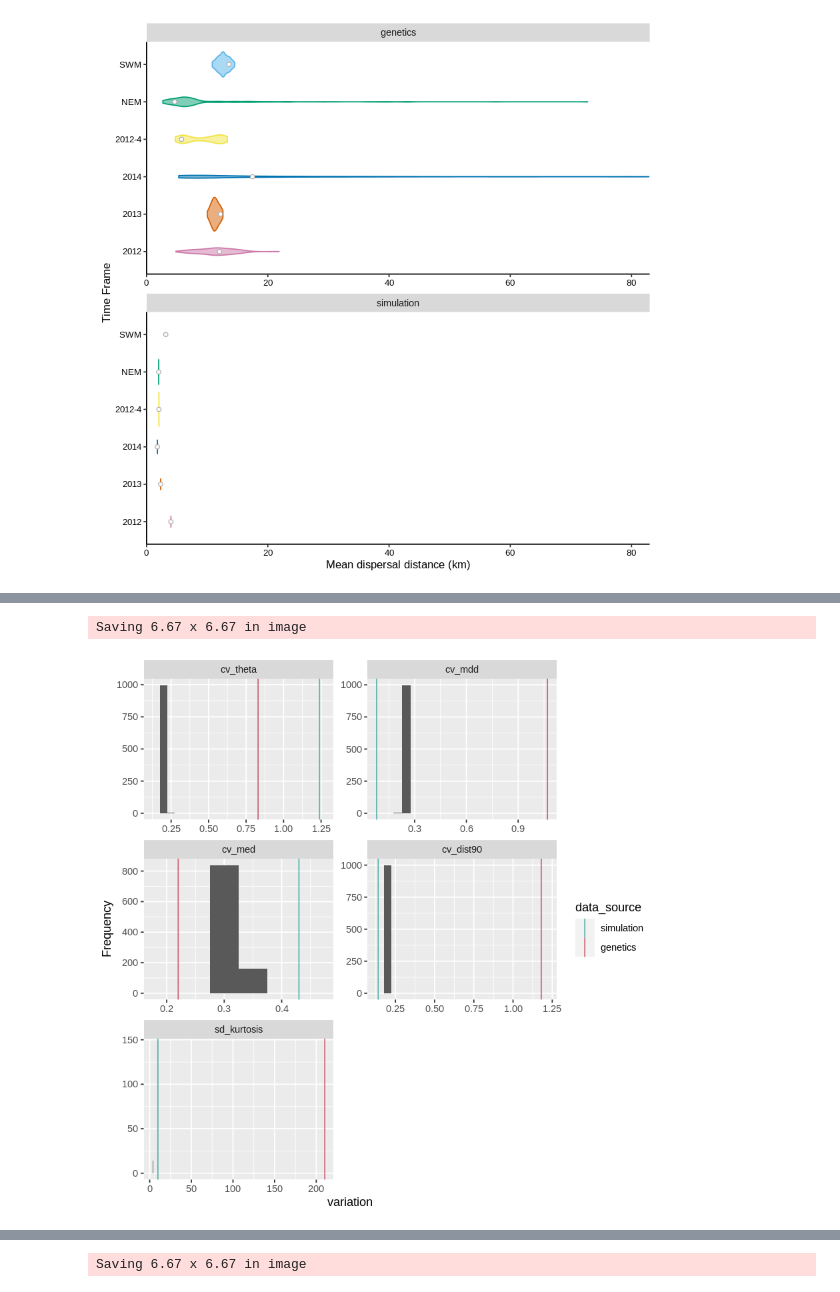
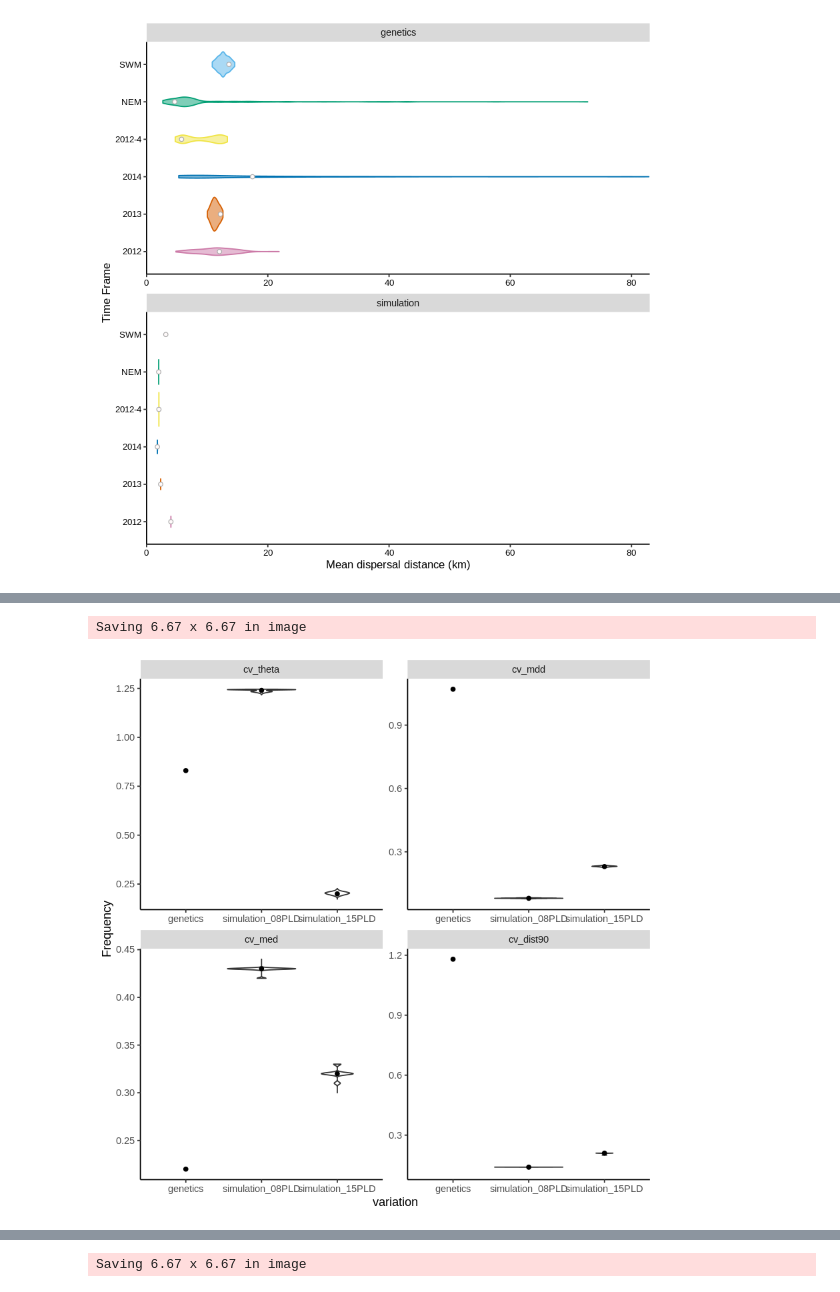
Before and after one commit to pinskylab/CamotesROMS, a Jupyter notebook: notebooks/process_ROMS_kernels.ipynb, the cells around one changed output, grey strips where cells are left out. Saved outputs shown, nothing was run; the diff lists cells and outputs as text; code cells hidden in the pictures.

Commit message:
almost done finalizing plots

```diff
--- a/notebooks/process_ROMS_kernels.ipynb
+++ b/notebooks/process_ROMS_kernels.ipynb
@@ -220,6 +267,10 @@ sample estimates:
 GenPlusSimKernels95CI$time_id <- factor(GenPlusSimKernels95CI$time_id, levels=c("2012", "2013", "2014", "2012-4", "NEM", "SWM"))
 KernelFittingSummary$time_id <- factor(KernelFittingSummary$time_id, levels=c("2012", "2013", "2014", "2012-4", "NEM", "SWM"))
 #PubKernels$time_id <- factor(PubKernels$time_id, levels=c("2012", "2013", "2014", "2012-4", "NEM", "SWM"))
+GenPlusSimKernels95CI$data_source <- factor(GenPlusSimKernels95CI$data_source, levels=c("genetics", "simulation_08PLD", "simulation_15PLD"))
+KernelFittingSummary$data_source <- factor(KernelFittingSummary$data_source, levels=c("genetics", "simulation_08PLD", "simulation_15PLD"))
+
+cbbPalette <- c("#E69F00", "#56B4E9", "#CC79A7")#, #"#F0E442","#009E73" "#0072B2", "#D55E00", "#CC79A7")
 
 surface <- ggplot() +
         geom_point(data=GenPlusSimKernels95CI[, .SD[sample(.N, 1000, prob=max(log_like)/log_like)], by = c("time_id", "data_source")], aes(x=k_eval, y=theta_eval, color=data_source, fill=data_source)) +
@@ -233,8 +284,10 @@ surface <- ggplot() +
         axis.title.x =  element_text(size=14, color="black", family="Helvetica")) +
         xlab("k") + ylab(expression(theta)) +
         theme_bw() +
+        scale_colour_manual(values=cbbPalette)+
+        scale_fill_manual(values=cbbPalette)+
         facet_wrap(~ time_id, ncol = 4)
 #surface_grid <- surface +facet_grid(cols=vars(time_id), fig.width=6)
 surface
-#ggsave(filename="SurfaceGridWithPubKernels.png",  plot=surface, path="~/oceanography/script_output/plots/", units="in", width=8, height=6)
+#ggsave(filename="SurfaceGridBothPLDOptions.png",  plot=surface, path="~/oceanography/script_output/plots/", units="in", width=8, height=6)
 # %% [output]
@@ -438,7 +495,7 @@ Warning message:
 [figure]
 # %%
 #plot the variation (CV) to see if the scale of variation matches genetics and simulations
-MLEVariation <- KernelFittingSummary[, kurtosis := ((gamma(5/theta)*gamma(1/theta))/gamma(3/theta)^2)-3, by=c("time_id", "theta", "data_source")][time_scale != "interannual",.( sd_k=round(sd(k), 2), cv_theta=round(cv(theta),2), cv_mdd=round(cv(mdd),2), cv_med=round(cv(med),2), cv_dist90=round(cv(dist90),2), sd_kurtosis=round(sd(kurtosis), 2)), by=c("data_source", "time_scale")]
+MLEVariation <- KernelFittingSummary[, kurtosis := ((gamma(5/theta)*gamma(1/theta))/gamma(3/theta)^2)-3, by=c("time_id", "data_source")][time_scale != "interannual",.( sd_k=round(sd(k), 2), cv_theta=round(cv(theta),2), cv_mdd=round(cv(mdd),2), cv_med=round(cv(med),2), cv_dist90=round(cv(dist90),2), sd_kurtosis=round(sd(kurtosis), 2)), by=c("data_source", "time_scale")]
 MLEVariation
 
 #fwrite(MLEVariation, "~/oceanography/script_output/KernelFits/VariationSummary.csv")
@@ -451,8 +510,11 @@ MLEVariation
 # %%
 #get a distribution of CV for bootstrapped biophysical kernels
 
-BootBioPhys <- fread("~/oceanography/script_output/KernelFits/summary_tables/BootstrappedBiophysicalKernels15DayPLD.csv")[, kurtosis := ((gamma(5/theta)*gamma(1/theta))/gamma(3/theta)^2)-3, by=c("time_id", "theta", "iteration")]
-BootBioPhysCV <- BootBioPhys[time_scale != "interannual",.( sd_k=round(sd(k), 2), cv_theta=round(cv(theta),2), cv_mdd=round(cv(mdd),2), cv_med=round(cv(med),2), cv_dist90=round(cv(dist90),2), sd_kurtosis=round(sd(kurtosis), 2)), by=c("time_scale", "iteration")]
+BootBioPhys <- rbind(fread("~/oceanography/script_output/KernelFits/summary_tables/BootstrappedBiophysicalKernels08DayPLD.csv")[, data_source := "simulation_08PLD"],
+fread("~/oceanography/script_output/KernelFits/summary_tables/BootstrappedBiophysicalKernels15DayPLD.csv")[, data_source := "simulation_15PLD"])#[
+    #, kurtosis := ((gamma(5/theta)*gamma(1/theta))/gamma(3/theta)^2)-3, by=c("time_id",  "iteration", "data_source")]
+
+BootBioPhysCV <- BootBioPhys[time_scale != "interannual",.( sd_k=round(sd(k), 3), cv_theta=round(cv(theta),3), cv_mdd=round(cv(mdd),3), cv_med=round(cv(med),2), cv_dist90=round(cv(dist90),2)), by=c("time_scale","data_source", "iteration")] #, sd_kurtosis=round(sd(kurtosis), 2)
 # %%
 cor.test(BootBioPhys$theta, BootBioPhys$mdd)
 plot(BootBioPhys$theta, BootBioPhys$mdd)
@@ -471,6 +533,6 @@ sample estimates:
 # %%
 ToPlotVariation <- melt(MLEVariation, id.vars=c("data_source","time_scale"))
-ToPlotBoot <- melt(BootBioPhysCV, id.vars=c("iteration","time_scale"))
+ToPlotBoot <- melt(BootBioPhysCV, id.vars=c("iteration","time_scale", "data_source"))
 
 head(ToPlotVariation)
 head(ToPlotBoot)
@@ -492,19 +564,29 @@ head(ToPlotBoot)
 # %%
-ToPlotVariation$data_source <- factor(ToPlotVariation$data_source, levels=c("simulation", "genetics"))
+ToPlotVariation$data_source <- factor(ToPlotVariation$data_source, levels=c("genetics", "simulation_08PLD", "simulation_15PLD"))
+
+cbbPalette <- c("#E69F00", "#56B4E9", "#CC79A7")#, #"#F0E442","#009E73" "#0072B2", "#D55E00", "#CC79A7")
 
 CVPlotAnnual <- ggplot() +
-    geom_histogram(data=ToPlotBoot[variable !="sd_k" & time_scale=="annual"], aes(x=value), binwidth = 0.05) +
-    geom_vline(data=ToPlotVariation[variable !="sd_k"& time_scale=="annual"], aes(xintercept=value, color=data_source)) +
+    geom_violin(data=ToPlotBoot[variable !="sd_k" & time_scale=="annual"], aes(x=data_source, y=value)) +#, binwidth = 0.005
+    #geom_histogram(data=ToPlotBoot[variable !="sd_k" & time_scale=="annual"& data_source=="simulation_15PLD"], aes(x=value), color="#CC79A7", fill="#CC79A7", binwidth = 0.005) +
+    geom_point(data=ToPlotVariation[variable !="sd_k"& variable != "sd_kurtosis" &time_scale=="annual"], aes(x=data_source, y=value)) +
     ylab("Frequency") +
     xlab("variation")+
-    scale_colour_manual(name = "data_source",values = c("#5ab4ac","#CC6677", "black"))+
+    theme(legend.position = "bottom",
+    legend.key=element_blank(),
+    panel.grid.major = element_blank(),
+    panel.grid.minor = element_blank(),
+    panel.background = element_blank(), #,
+    axis.line = element_line(colour = "black"))+
+    scale_colour_manual(values=cbbPalette)+
+    scale_fill_manual(values=cbbPalette)+
     facet_wrap(~  variable, ncol = 2, scales = "free")
 
    # ggtitle()
     #geom_point(aes(x=SimMDD, y=GenMDD), color="blue")
 CVPlotAnnual
 
-#ggsave(filename="BootstrappedCVComparisonAnnual15DayPLD.png", plot= CVPlotAnnual, path="~/oceanography/script_output/plots/" )
+ggsave(filename="BootstrappedCVComparisonAnnualBothPLDOptions.png", plot= CVPlotAnnual, path="~/oceanography/script_output/plots/" )
 # %% [output]
 Saving 6.67 x 6.67 in image
-[figure, old version]
+[figure, new version]
```
Also changed, not shown: parts of 30 cells of this notebook, 3 other files.
